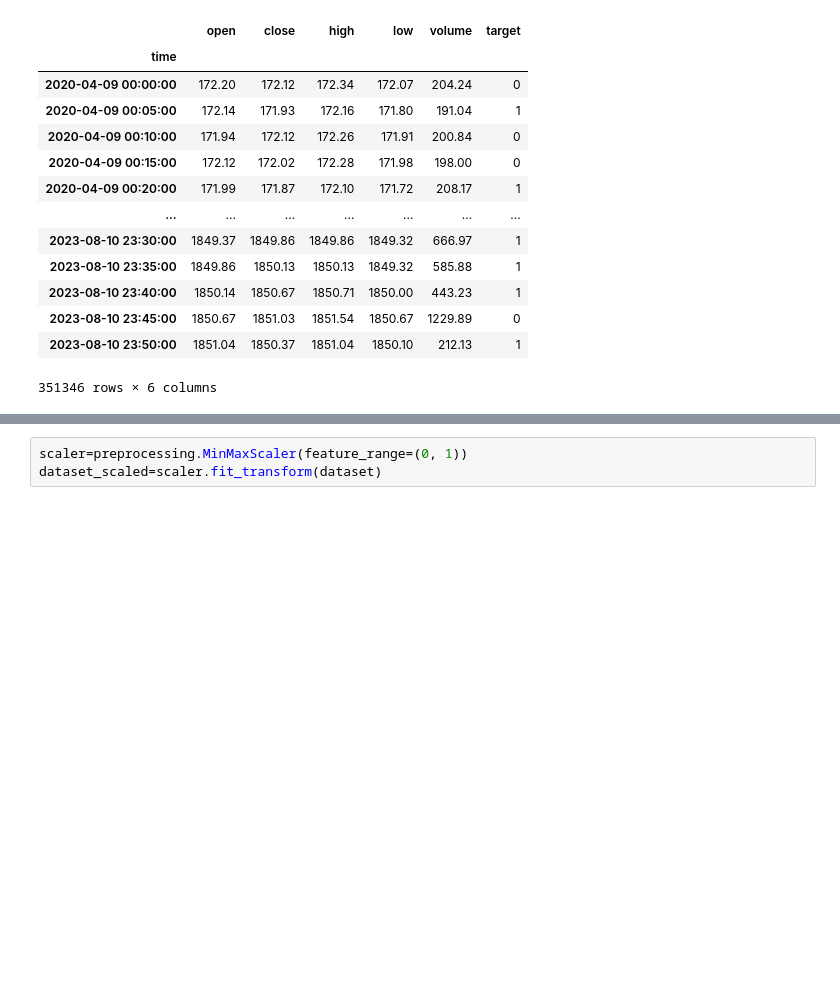
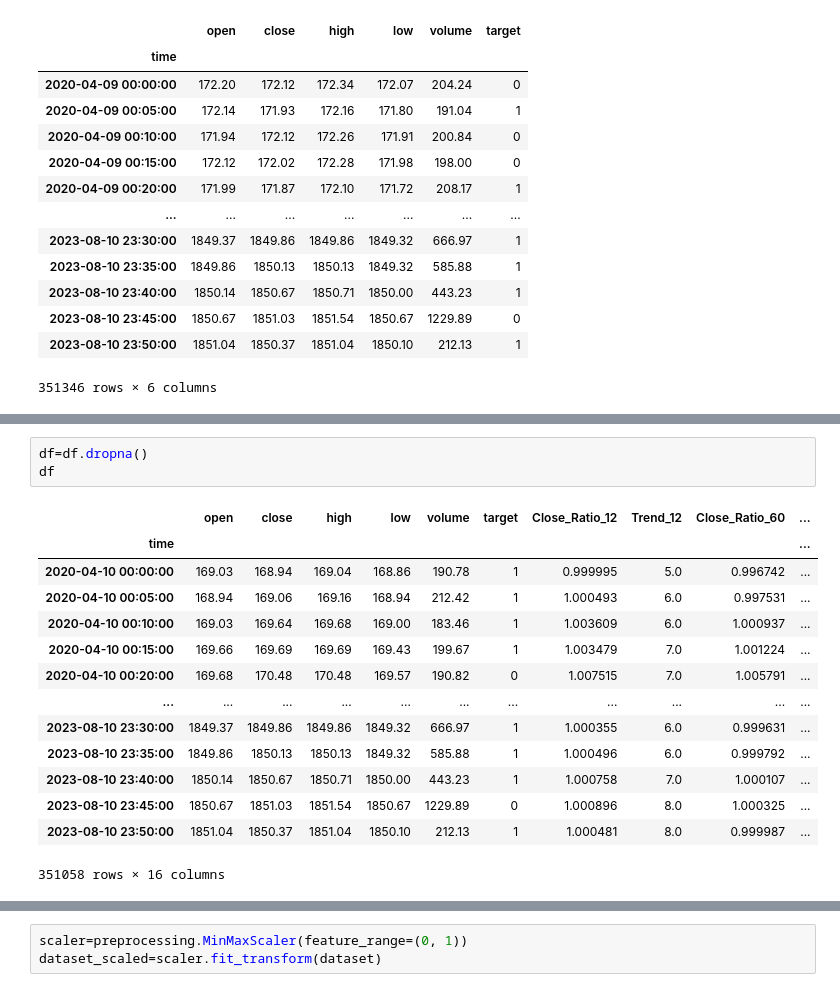
Before and after one commit to Farzad-ES/Crypto-Price-Forecasting, a Jupyter notebook: Time Series Forecaster.ipynb, the cells around one changed output, grey strips where cells are left out. Drawn from its saved outputs; the diff is of its cells as text; blank space fills up the shorter version.

```diff
--- a/Time Series Forecaster.ipynb
+++ b/Time Series Forecaster.ipynb
@@ -84,3 +97,21 @@ df
+# %%
+df=df.dropna()
+df
+# %% [output]
+|  | open | close | high | low | volume | target | Close_Ratio_12 | Trend_12 | Close_Ratio_60 | ... |
+| time |  |  |  |  |  |  |  |  |  | ... |
+| 2020-04-10 00:00:00 | 169.03 | 168.94 | 169.04 | 168.86 | 190.78 | 1 | 0.999995 | 5.0 | 0.996742 | ... |
+| 2020-04-10 00:05:00 | 168.94 | 169.06 | 169.16 | 168.94 | 212.42 | 1 | 1.000493 | 6.0 | 0.997531 | ... |
+| 2020-04-10 00:10:00 | 169.03 | 169.64 | 169.68 | 169.00 | 183.46 | 1 | 1.003609 | 6.0 | 1.000937 | ... |
+| 2020-04-10 00:15:00 | 169.66 | 169.69 | 169.69 | 169.43 | 199.67 | 1 | 1.003479 | 7.0 | 1.001224 | ... |
+| 2020-04-10 00:20:00 | 169.68 | 170.48 | 170.48 | 169.57 | 190.82 | 0 | 1.007515 | 7.0 | 1.005791 | ... |
+| ... | ... | ... | ... | ... | ... | ... | ... | ... | ... | ... |
+| 2023-08-10 23:30:00 | 1849.37 | 1849.86 | 1849.86 | 1849.32 | 666.97 | 1 | 1.000355 | 6.0 | 0.999631 | ... |
+| 2023-08-10 23:35:00 | 1849.86 | 1850.13 | 1850.13 | 1849.32 | 585.88 | 1 | 1.000496 | 6.0 | 0.999792 | ... |
+| 2023-08-10 23:40:00 | 1850.14 | 1850.67 | 1850.71 | 1850.00 | 443.23 | 1 | 1.000758 | 7.0 | 1.000107 | ... |
+| 2023-08-10 23:45:00 | 1850.67 | 1851.03 | 1851.54 | 1850.67 | 1229.89 | 0 | 1.000896 | 8.0 | 1.000325 | ... |
+| 2023-08-10 23:50:00 | 1851.04 | 1850.37 | 1851.04 | 1850.10 | 212.13 | 1 | 1.000481 | 8.0 | 0.999987 | ... |
+351058 rows × 16 columns
 # %%
 dataset=df.iloc[:, 0:df.shape[1]].values
 dataset.shape
```
Also changed, not shown: parts of 25 cells of this notebook, 7 other files.
